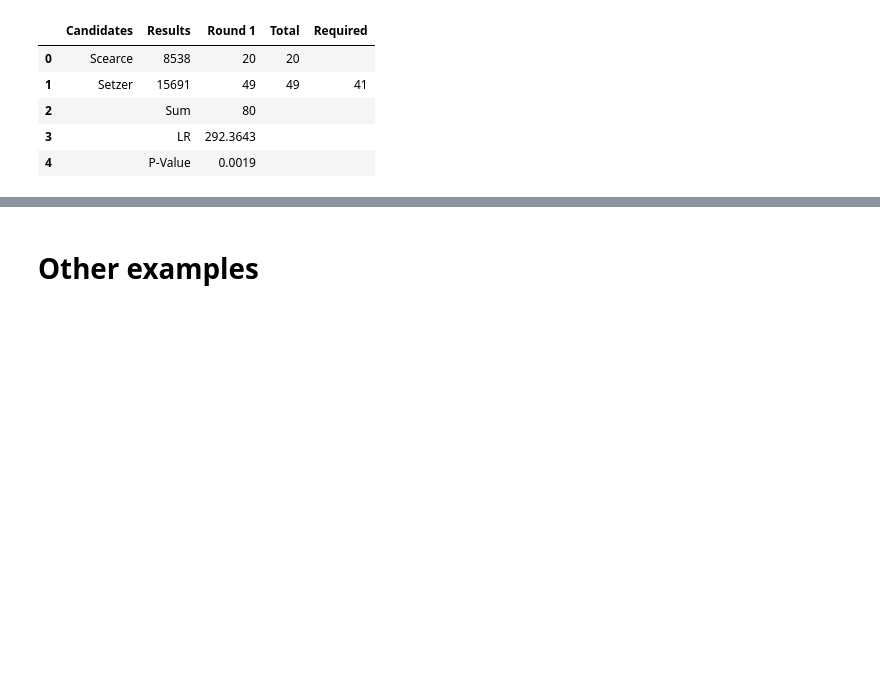
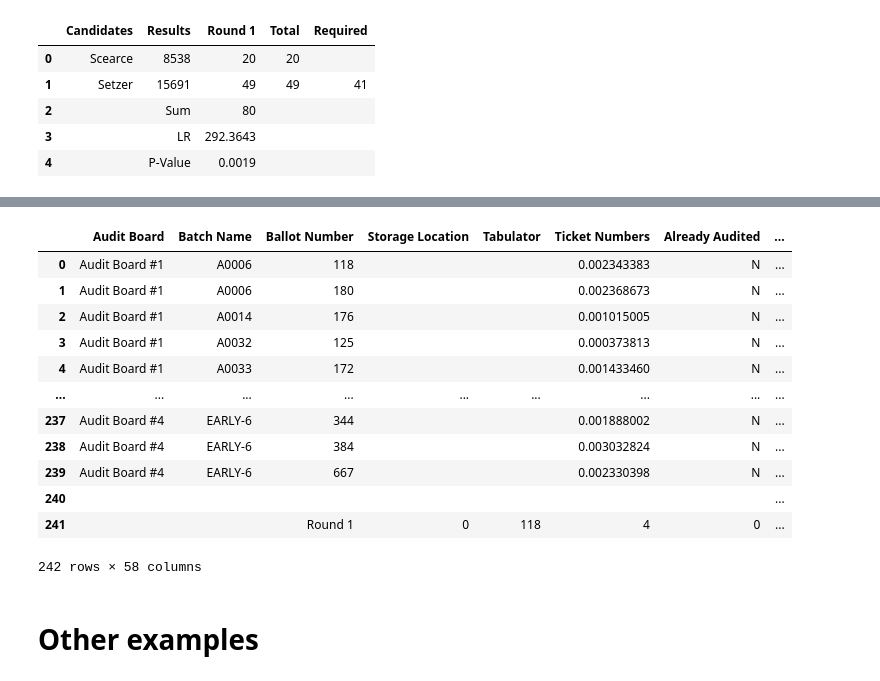
Before and after one commit to filipzz/athena, a Jupyter notebook: code/athena-montgomery.ipynb, the cells around one changed output, grey strips where cells are left out. Drawn from its saved outputs; the diff is of its cells as text; code cells hidden in the pictures; blank space fills up the shorter version.

```diff
--- a/code/athena-montgomery.ipynb
+++ b/code/athena-montgomery.ipynb
@@ -159,3 +266,19 @@ w.present_state()
+# %%
+dpresdf = cvrdf
+# %% [output]
+|  | Audit Board | Batch Name | Ballot Number | Storage Location | Tabulator | Ticket Numbers | Already Audited | ... |
+| 0 | Audit Board #1 | A0006 | 118 |  |  | 0.002343383 | N | ... |
+| 1 | Audit Board #1 | A0006 | 180 |  |  | 0.002368673 | N | ... |
+| 2 | Audit Board #1 | A0014 | 176 |  |  | 0.001015005 | N | ... |
+| 3 | Audit Board #1 | A0032 | 125 |  |  | 0.000373813 | N | ... |
+| 4 | Audit Board #1 | A0033 | 172 |  |  | 0.001433460 | N | ... |
+| ... | ... | ... | ... | ... | ... | ... | ... | ... |
+| 237 | Audit Board #4 | EARLY-6 | 344 |  |  | 0.001888002 | N | ... |
+| 238 | Audit Board #4 | EARLY-6 | 384 |  |  | 0.003032824 | N | ... |
+| 239 | Audit Board #4 | EARLY-6 | 667 |  |  | 0.002330398 | N | ... |
+| 240 |  |  |  |  |  |  |  | ... |
+| 241 |  |  | Round 1 | 0 | 118 | 4 | 0 | ... |
+242 rows × 58 columns
 # %% [markdown]
 # Other examples
 # %% [markdown]
```
Also changed, not shown: parts of 15 cells of this notebook, 1 other file.
